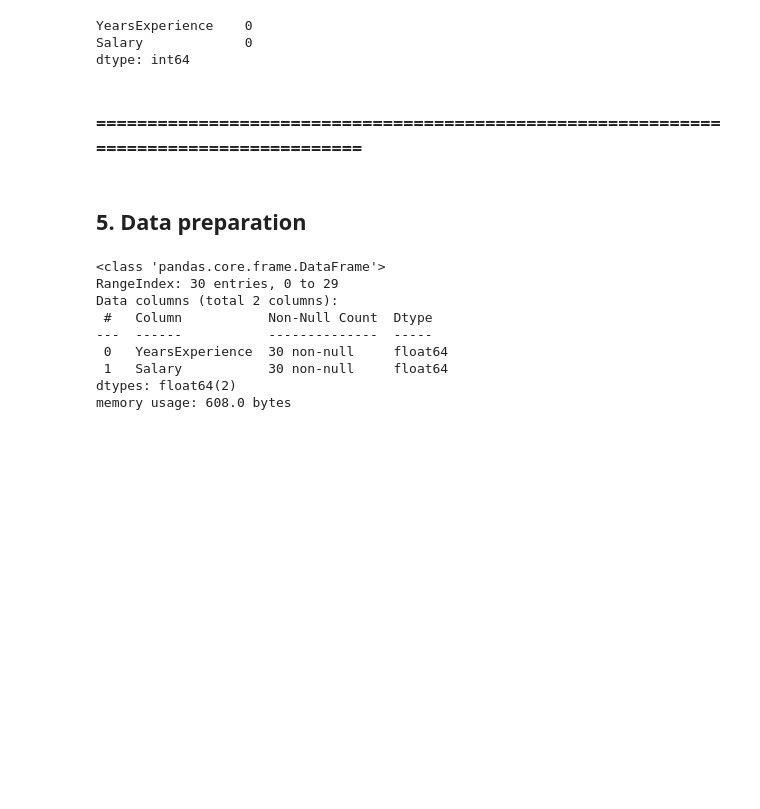
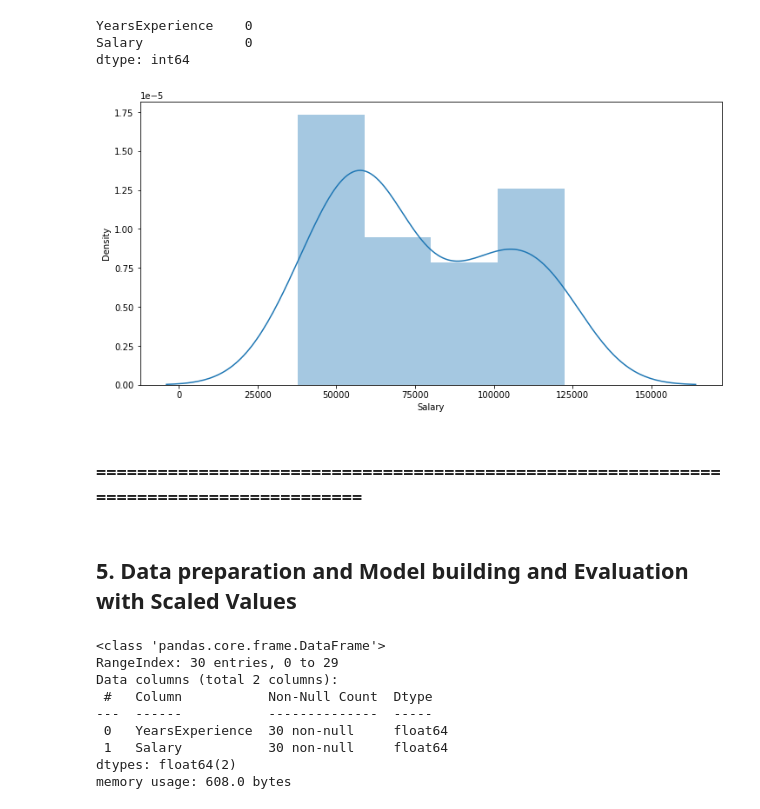
Before and after one commit to sawaled/Assignment4_SLR, a Jupyter notebook: Salary_Data.ipynb, the cells around one changed output. Cells and saved outputs as stored; diff of their text form; code cells hidden in the pictures; blank space fills up the shorter version.

```diff
--- a/Salary_Data.ipynb
+++ b/Salary_Data.ipynb
@@ -49,10 +49,16 @@ df.isna().sum()
 YearsExperience    0
 Salary             0
 dtype: int64
+# %%
+plt.figure(figsize=(12,6))
+sns.distplot(df['Salary'])
+plt.show()
+# %% [output]
+[figure, added]
 # %% [markdown]
 ### =======================================================================================
 # %% [markdown]
-## 5. Data preparation
+## 5. Data preparation and Model building and Evaluation with Scaled Values
 # %%
 from sklearn.preprocessing import MinMaxScaler
 scaler = MinMaxScaler()
```
Also changed, not shown: parts of 41 cells of this notebook, 1 other file.
